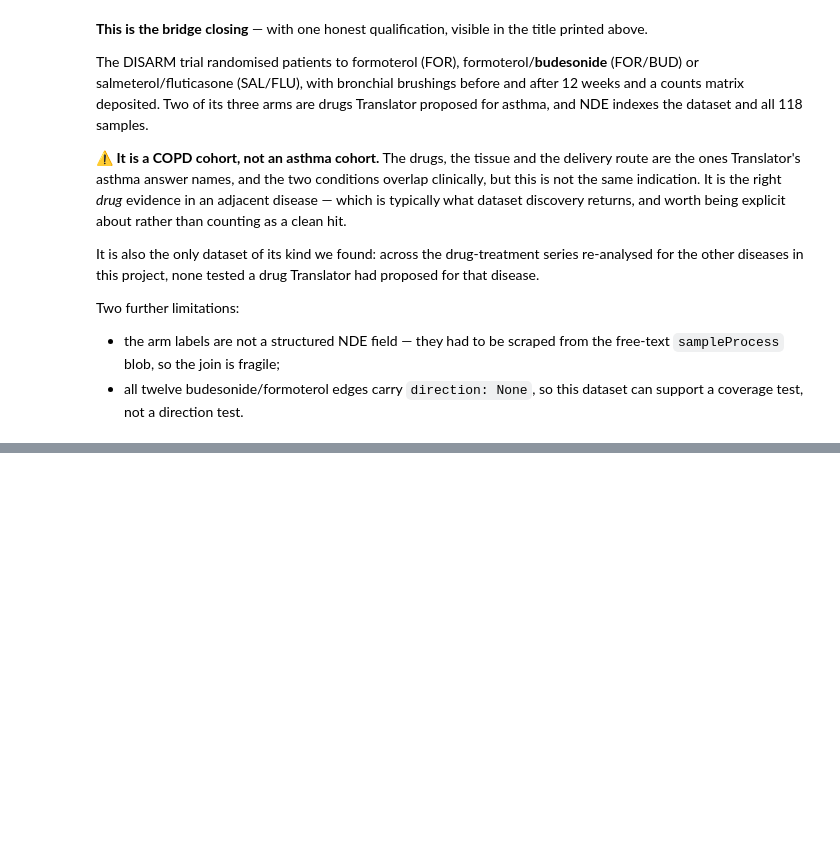
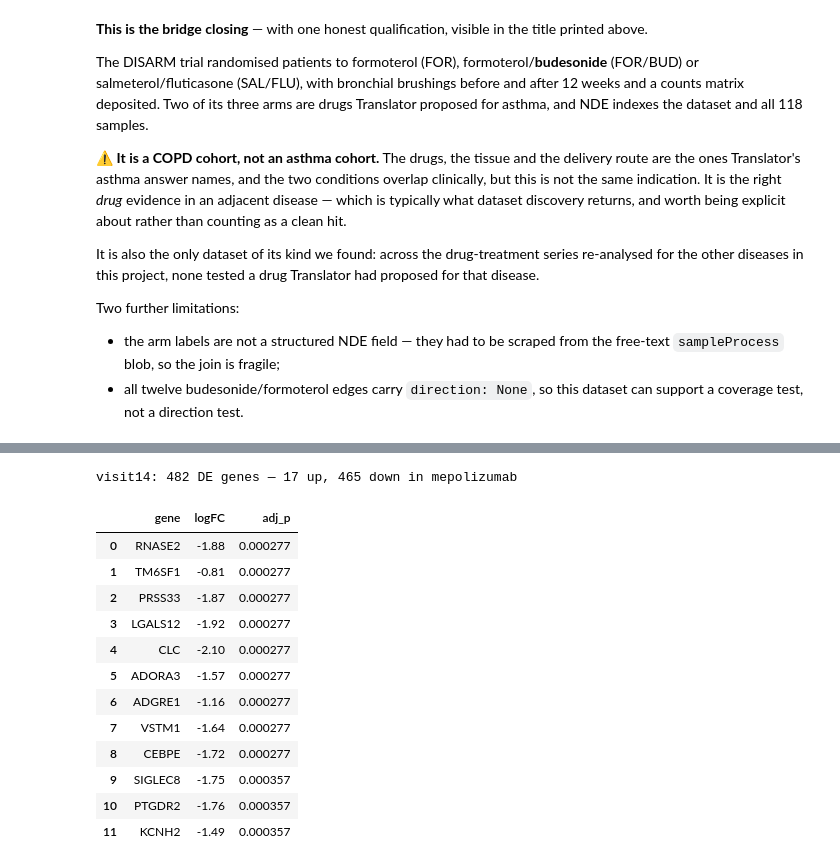
Before and after one commit to andrewsu/translator-nde, a Jupyter notebook: notebooks/asthma_translator_nde.ipynb, the cells around one changed output, grey strips where cells are left out. Drawn from its saved outputs; the diff is of its cells as text; code cells hidden in the pictures; blank space fills up the shorter version.

```diff
--- a/notebooks/asthma_translator_nde.ipynb
+++ b/notebooks/asthma_translator_nde.ipynb
@@ -610,0 +631,14 @@ Two further limitations:
+# %%
+re_out = json.loads(Path("../results/gse292059_reanalysis.json").read_text())
+rows = []
+for visit, label in [("visit14", "end of treatment"), ("visit01", "baseline (control)")]:
+    c = re_out["contrasts"][visit]
+    for gene, r in c["translator_genes"].items():
+        rows.append({"contrast": label, "n treated/control": f"{c['n_treated']}/{c['n_control']}",
+                     "DE genes (FDR<0.05)": c["n_significant"],
+                     "gene": gene,
+                     "logFC": None if r is None else round(r["logFC"], 3),
+                     "adj p": None if r is None else f"{r['adj_p']:.2g}",
+                     "verdict": "—" if r is None else
+                                ("**DE**" if r["adj_p"] < 0.05 else "not DE")})
+pd.DataFrame(rows)
@@ -610,0 +667,19 @@ Two further limitations:
+# %%
+c = re_out["contrasts"]["visit14"]
+print(f"visit14: {c['n_significant']} DE genes — {c['n_up']} up, {c['n_down']} down in mepolizumab\n")
+pd.DataFrame(c["top_de"][:12]).assign(logFC=lambda d: d.logFC.round(2))
+# %% [output]
+visit14: 482 DE genes — 17 up, 465 down in mepolizumab
+|  | gene | logFC | adj_p |
+| 0 | RNASE2 | -1.88 | 0.000277 |
+| 1 | TM6SF1 | -0.81 | 0.000277 |
+| 2 | PRSS33 | -1.87 | 0.000277 |
+| 3 | LGALS12 | -1.92 | 0.000277 |
+| 4 | CLC | -2.10 | 0.000277 |
+| 5 | ADORA3 | -1.57 | 0.000277 |
+| 6 | ADGRE1 | -1.16 | 0.000277 |
+| 7 | VSTM1 | -1.64 | 0.000277 |
+| 8 | CEBPE | -1.72 | 0.000277 |
+| 9 | SIGLEC8 | -1.75 | 0.000357 |
+| 10 | PTGDR2 | -1.76 | 0.000357 |
+| 11 | KCNH2 | -1.49 | 0.000357 |
```
Also changed, not shown: parts of 9 cells of this notebook, 5 other files.
